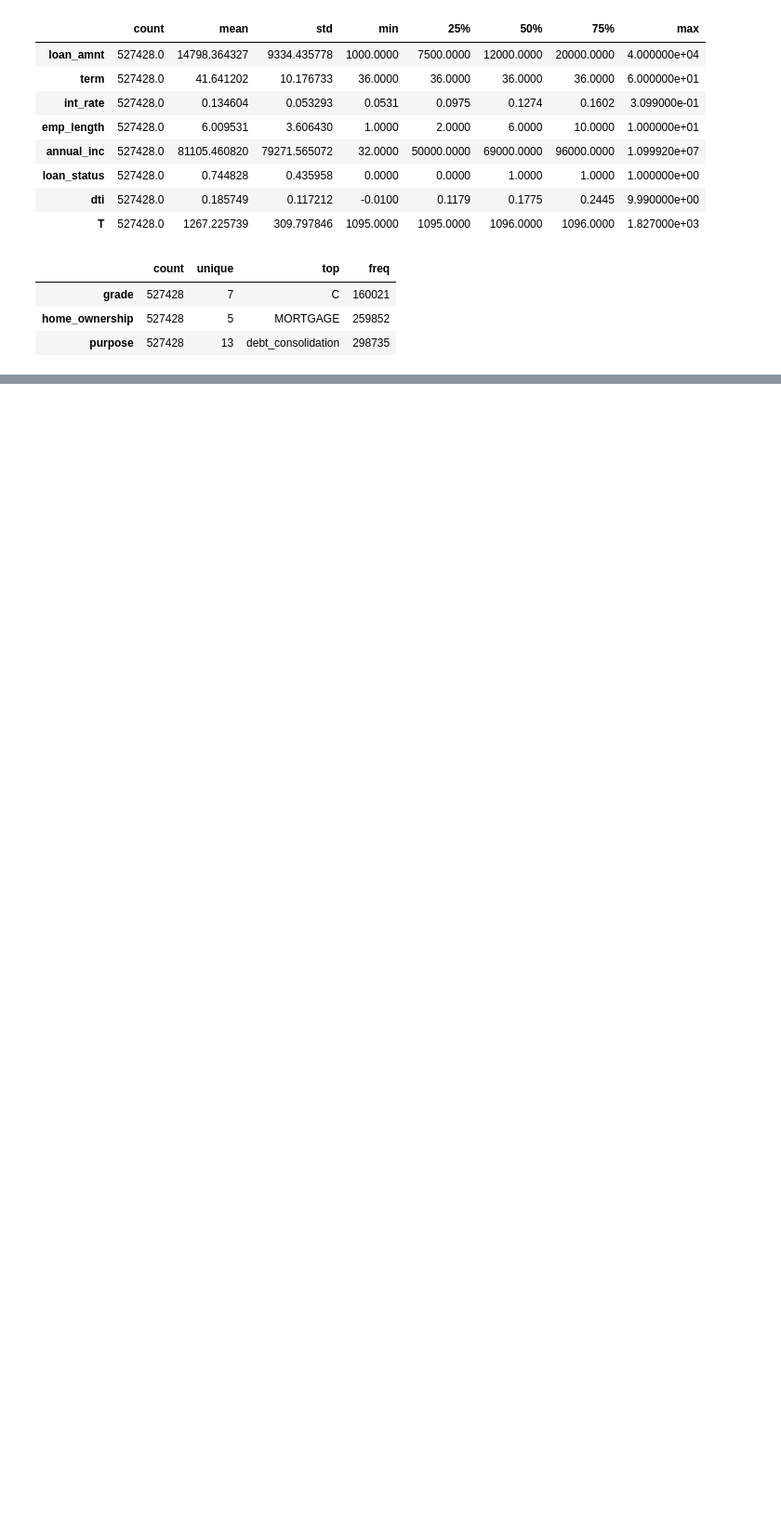
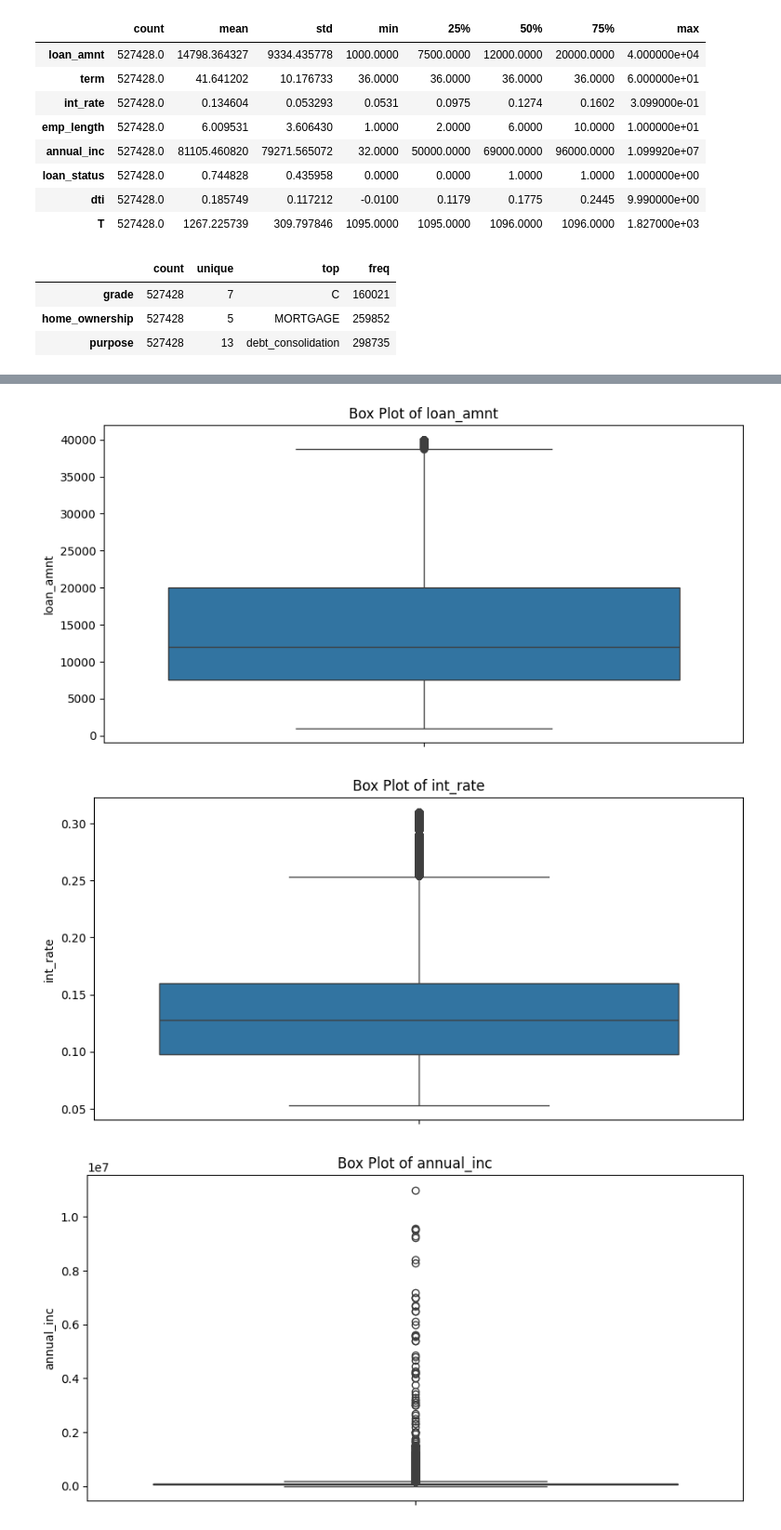
Before and after one commit to KadriSof/Data-Analysis, a Jupyter notebook: Loan Prepayment Analysis and Classification/scientificProject/notebooks/Dataset Exploration.ipynb, the cells around one changed output, grey strips where cells are left out. Shown at 93% size. Drawn from its saved outputs; the diff is of its cells as text; code cells hidden in the pictures; blank space fills up the shorter version.

```diff
--- a/Loan Prepayment Analysis and Classification/scientificProject/notebooks/Dataset Exploration.ipynb
+++ b/Loan Prepayment Analysis and Classification/scientificProject/notebooks/Dataset Exploration.ipynb
@@ -90,0 +268,13 @@ Name: count, Length: 299, dtype: int64
+# %%
+#Box plots:
+selected_variables = ['loan_amnt', 'int_rate', 'annual_inc', 'dti']
+
+for feature in selected_variables:
+    plt.figure(figsize=(10, 5))
+    sns.boxplot(numerical_features[feature])
+    plt.title(f'Box Plot of {feature}')
+    plt.show()
+# %% [output]
+[figure, added]
+[figure, added]
+[figure, added]
```
Also changed, not shown: parts of 18 cells of this notebook, 1 other file.
